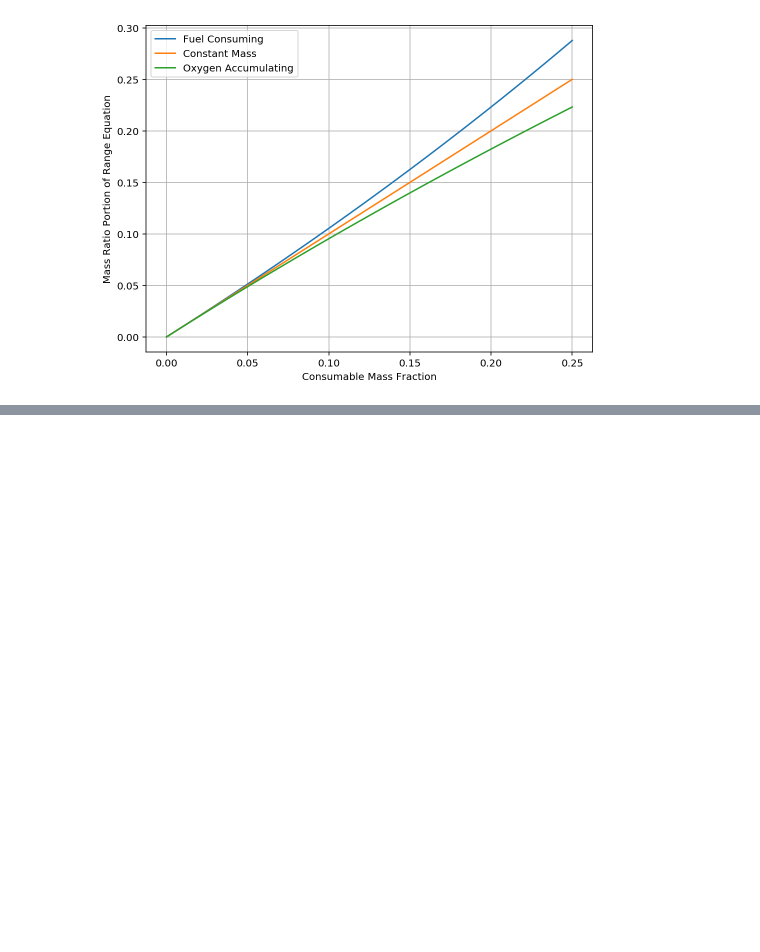
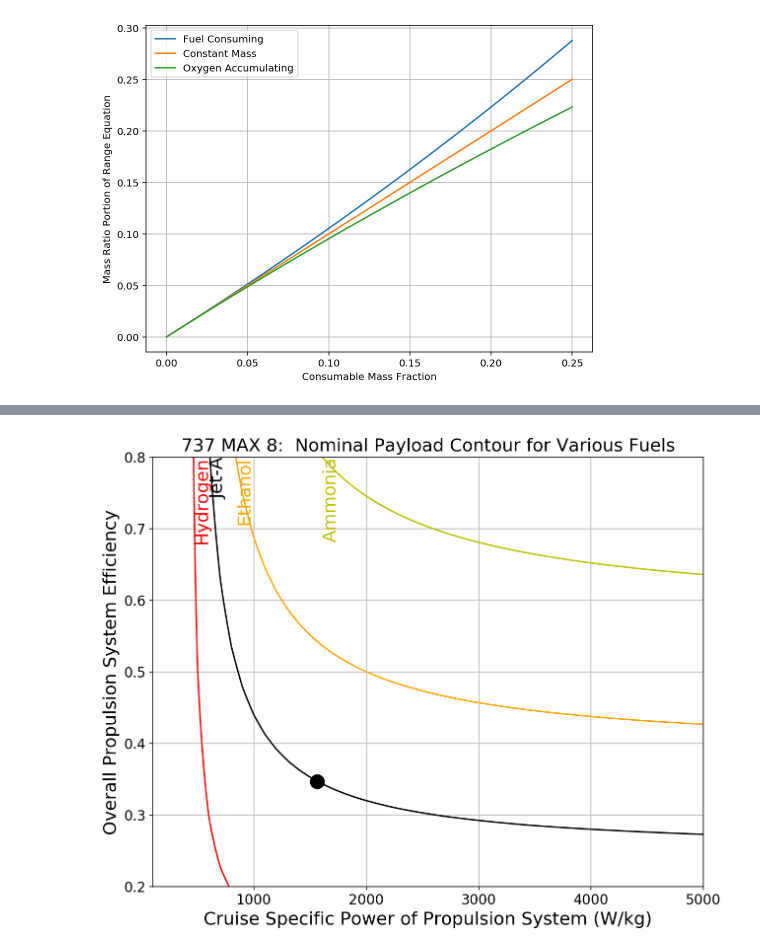
Before and after one commit to davetew/Zero-Carbon-Aviation, a Jupyter notebook: Zero_Carbon_Aviation_Colab.ipynb, the cells around one changed output, grey strips where cells are left out. Saved outputs shown, nothing was run; the diff lists cells and outputs as text; code cells hidden in the pictures; blank space fills up the shorter version.

```diff
--- a/Zero_Carbon_Aviation_Colab.ipynb
+++ b/Zero_Carbon_Aviation_Colab.ipynb
@@ -958,0 +1227,4 @@ AC.PayloadContourChart(CustomRange=None)
+# %%
+FuelTechCon = AC.MultiFuelPayloadTechContour();
+# %% [output]
+[figure, added]
```
Also changed, not shown: parts of 16 cells of this notebook.
